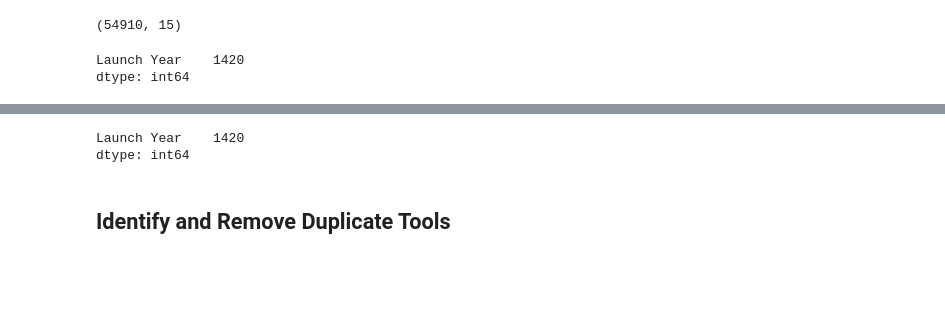
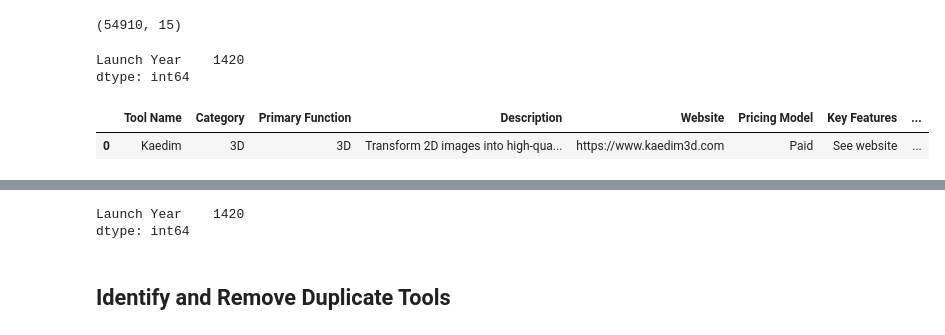
Before and after one commit to KudoroEsther/Files_Deep_Learning, a Jupyter notebook: NeuraGuide/Data_validation.ipynb, the cells around one changed output, grey strips where cells are left out. Drawn from its saved outputs; the diff is of its cells as text; code cells hidden in the pictures; blank space fills up the shorter version.

```diff
--- a/NeuraGuide/Data_validation.ipynb
+++ b/NeuraGuide/Data_validation.ipynb
@@ -82,3 +84,8 @@ df["average_rating"] = np.where(df["average_rating"] == 0.0,
 
 mask = df["Company"] == "Unknown"
 df.loc[mask, "Company"] = df.loc[mask, "Tool Name"]
+# %%
+df.head(1)
+# %% [output]
+|  | Tool Name | Category | Primary Function | Description | Website | Pricing Model | Key Features | ... |
+| 0 | Kaedim | 3D | 3D | Transform 2D images into high-qua... | https://www.kaedim3d.com | Paid | See website | ... |
```
Also changed, not shown: parts of 18 cells of this notebook, 2 other files.
